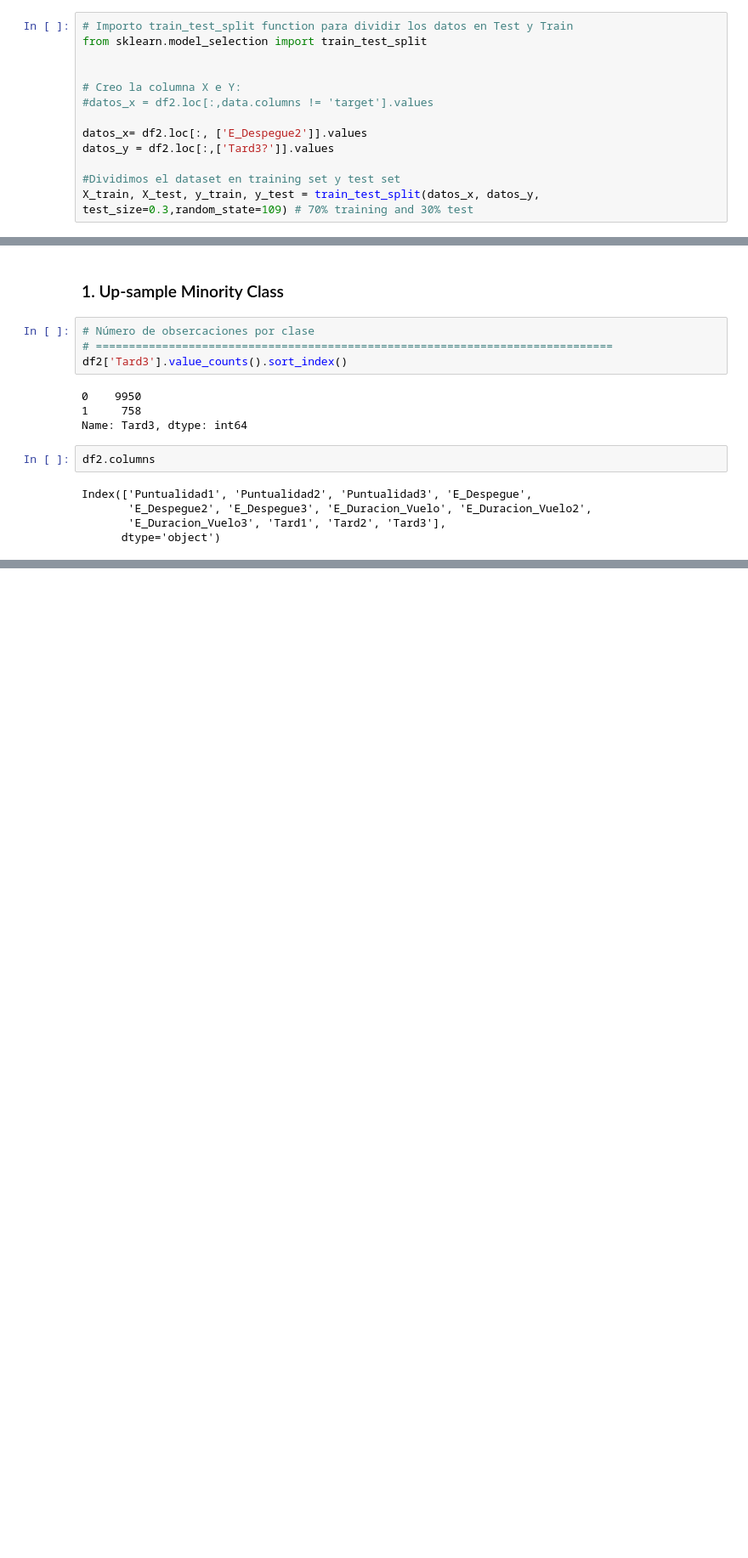
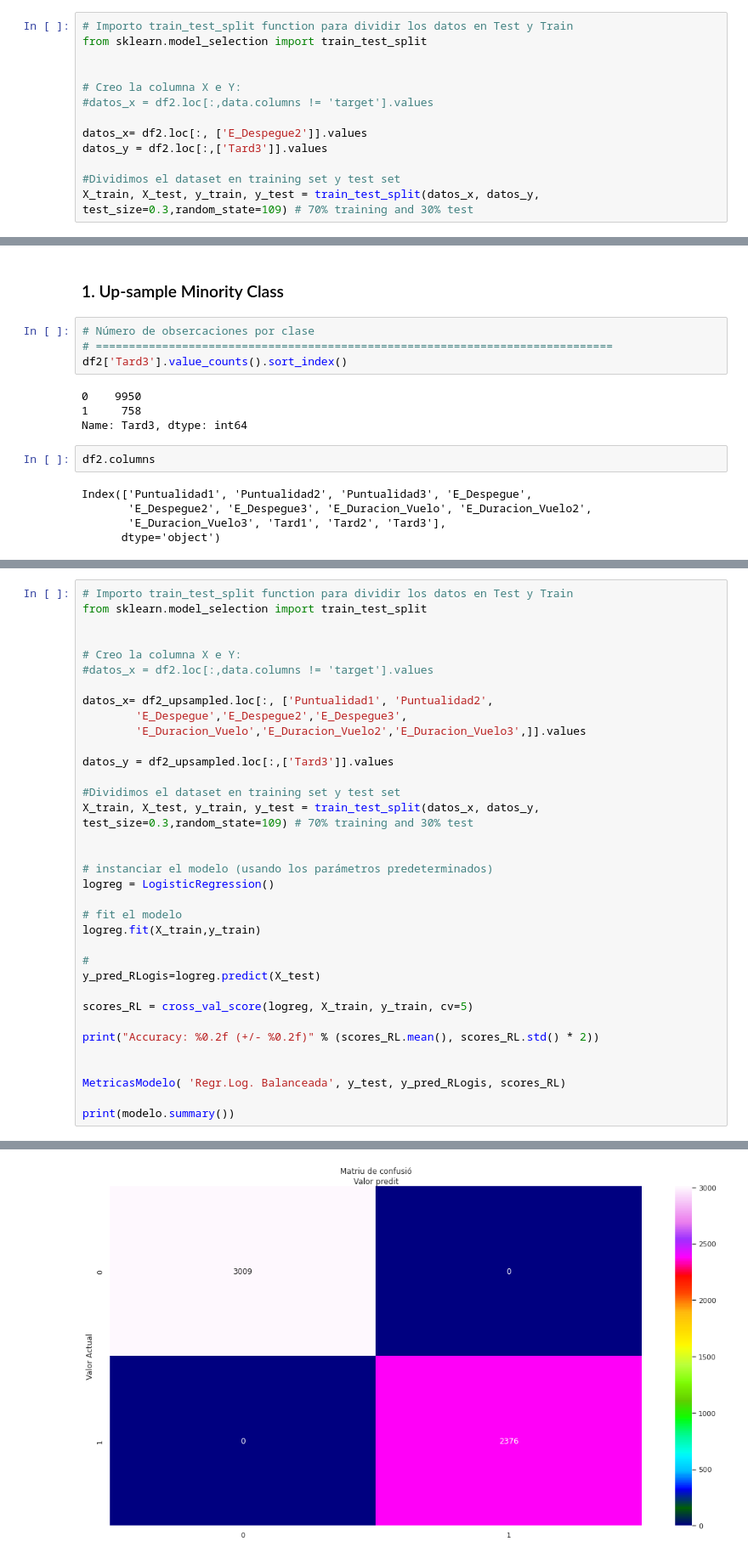
Before and after one commit to JMML2021/Avaluaci-final-per-passar-a-projecte, a Jupyter notebook: Companyia Aerea Algoritmes d’aprenentatge supervisat.ipynb, the cells around one changed output, grey strips where cells are left out. Shown at 85% size. Saved outputs shown, nothing was run; the diff lists cells and outputs as text; blank space fills up the shorter version.

```diff
--- a/Companyia Aerea Algoritmes d’aprenentatge supervisat.ipynb
+++ b/Companyia Aerea Algoritmes d’aprenentatge supervisat.ipynb
@@ -533,7 +536,7 @@ from sklearn.model_selection import train_test_split
 #datos_x = df2.loc[:,data.columns != 'target'].values
 
 datos_x= df2.loc[:, ['E_Despegue2']].values
-datos_y = df2.loc[:,['Tard3?']].values
+datos_y = df2.loc[:,['Tard3']].values
 
 #Dividimos el dataset en training set y test set
 X_train, X_test, y_train, y_test = train_test_split(datos_x, datos_y, test_size=0.3,random_state=109) # 70% training and 30% test
@@ -859,0 +815,36 @@ Name: Tard3, dtype: int64
+# %%
+# Importo train_test_split function para dividir los datos en Test y Train
+from sklearn.model_selection import train_test_split
+
+
+# Creo la columna X e Y:
+#datos_x = df2.loc[:,data.columns != 'target'].values
+
+datos_x= df2_upsampled.loc[:, ['Puntualidad1', 'Puntualidad2',
+        'E_Despegue','E_Despegue2','E_Despegue3',
+        'E_Duracion_Vuelo','E_Duracion_Vuelo2','E_Duracion_Vuelo3',]].values
+
+datos_y = df2_upsampled.loc[:,['Tard3']].values
+
+#Dividimos el dataset en training set y test set
+X_train, X_test, y_train, y_test = train_test_split(datos_x, datos_y, test_size=0.3,random_state=109) # 70% training and 30% test
+
+
+# instanciar el modelo (usando los parámetros predeterminados)
+logreg = LogisticRegression()
+
+# fit el modelo
+logreg.fit(X_train,y_train)
+
+#
+y_pred_RLogis=logreg.predict(X_test)
+
+scores_RL = cross_val_score(logreg, X_train, y_train, cv=5)
+
+print("Accuracy: %0.2f (+/- %0.2f)" % (scores_RL.mean(), scores_RL.std() * 2))
+
+
+MetricasModelo( 'Regr.Log. Balanceada', y_test, y_pred_RLogis, scores_RL)
+
+print(modelo.summary())
+# %% [output]
@@ -859,0 +861 @@ Name: Tard3, dtype: int64
+[figure, added]
```
Also changed, not shown: parts of 25 cells of this notebook.
